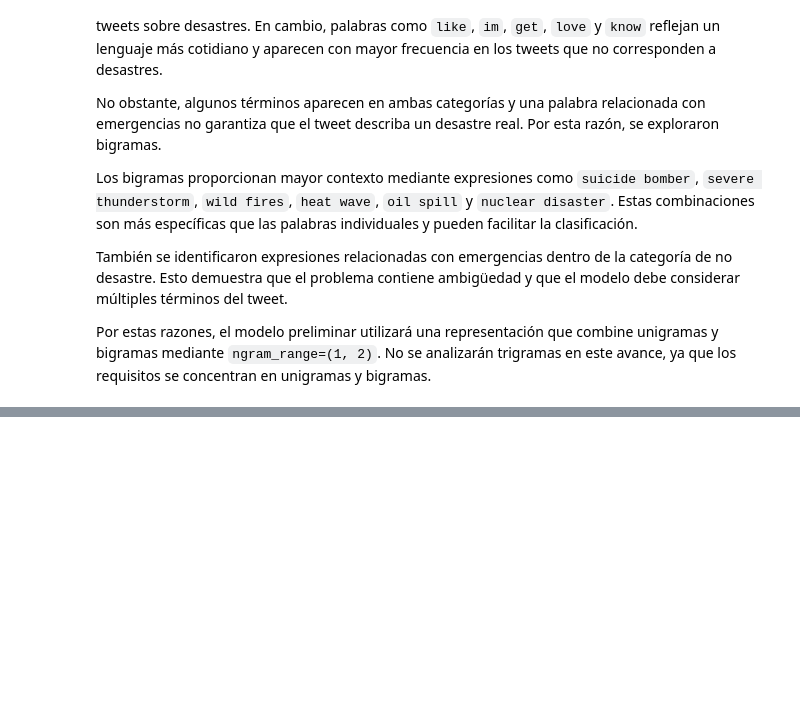
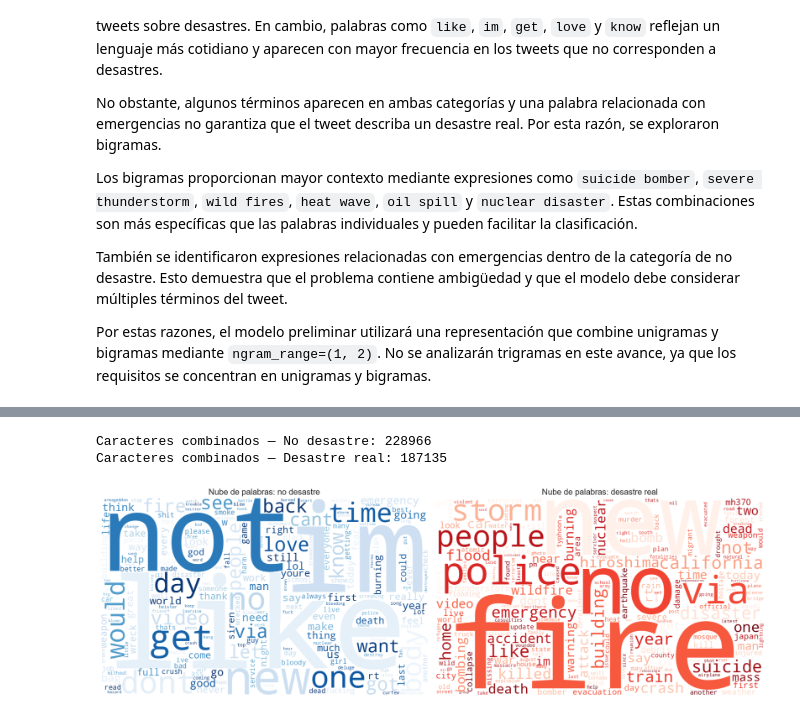
Before and after one commit to tismajo/CC3084-Laboratorio5, a Jupyter notebook: Laboratorio5.ipynb, the cells around one changed output, grey strips where cells are left out. Drawn from its saved outputs; the diff is of its cells as text; code cells hidden in the pictures; blank space fills up the shorter version.

Commit message:
Agregar nubes de palabras
Se generan nubes de palabras por clase y se agrega su
interpretación, junto con la re-ejecución completa del notebook.

```diff
--- a/Laboratorio5.ipynb
+++ b/Laboratorio5.ipynb
@@ -1256,0 +1263,74 @@ Por estas razones, el modelo preliminar utilizará una representación que combi
+# %%
+text_not_disaster = " ".join(
+    df_text.loc[
+        df_text["target"] == 0,
+        "clean_text"
+    ]
+)
+
+text_disaster = " ".join(
+    df_text.loc[
+        df_text["target"] == 1,
+        "clean_text"
+    ]
+)
+
+print(
+    "Caracteres combinados — No desastre:",
+    len(text_not_disaster)
+)
+
+print(
+    "Caracteres combinados — Desastre real:",
+    len(text_disaster)
+)
+# %% [output]
+Caracteres combinados — No desastre: 228966
+Caracteres combinados — Desastre real: 187135
+# %%
+wordcloud_not_disaster = WordCloud(
+    width=1000,
+    height=600,
+    background_color="white",
+    colormap="Blues",
+    collocations=False,
+    stopwords={"amp", "u"},
+    random_state=42
+).generate(text_not_disaster)
+
+wordcloud_disaster = WordCloud(
+    width=1000,
+    height=600,
+    background_color="white",
+    colormap="Reds",
+    collocations=False,
+    stopwords={ "u"},
+    random_state=42
+).generate(text_disaster)
+# %%
+fig, axes = plt.subplots(1, 2, figsize=(18, 8))
+
+axes[0].imshow(
+    wordcloud_not_disaster,
+    interpolation="bilinear"
+)
+axes[0].set_title(
+    "Nube de palabras: no desastre",
+    fontsize=16
+)
+axes[0].axis("off")
+
+axes[1].imshow(
+    wordcloud_disaster,
+    interpolation="bilinear"
+)
+axes[1].set_title(
+    "Nube de palabras: desastre real",
+    fontsize=16
+)
+axes[1].axis("off")
+
+plt.tight_layout()
+plt.show()
+# %% [output]
+[figure, added]
```
Also changed, not shown: parts of 3 cells of this notebook.
